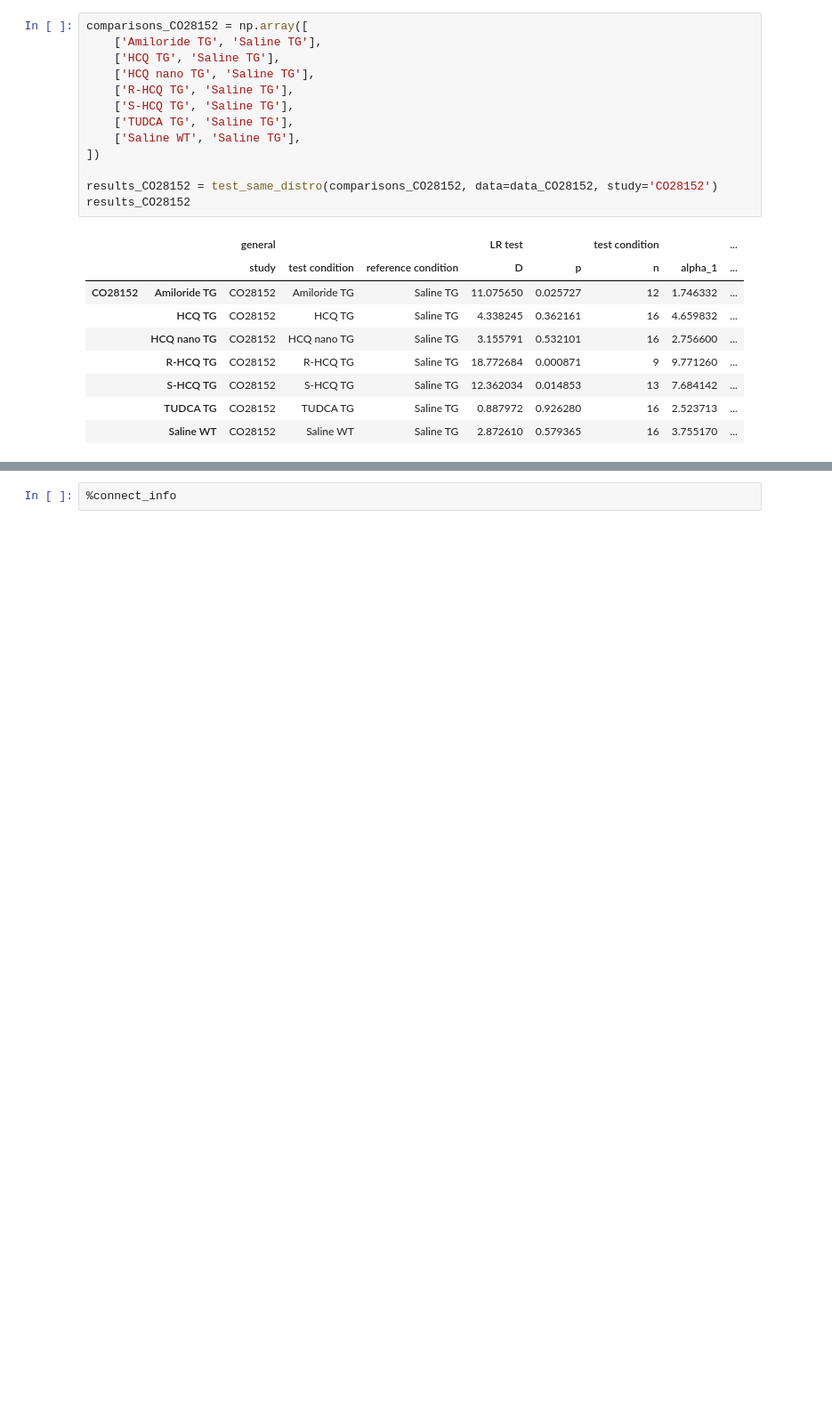
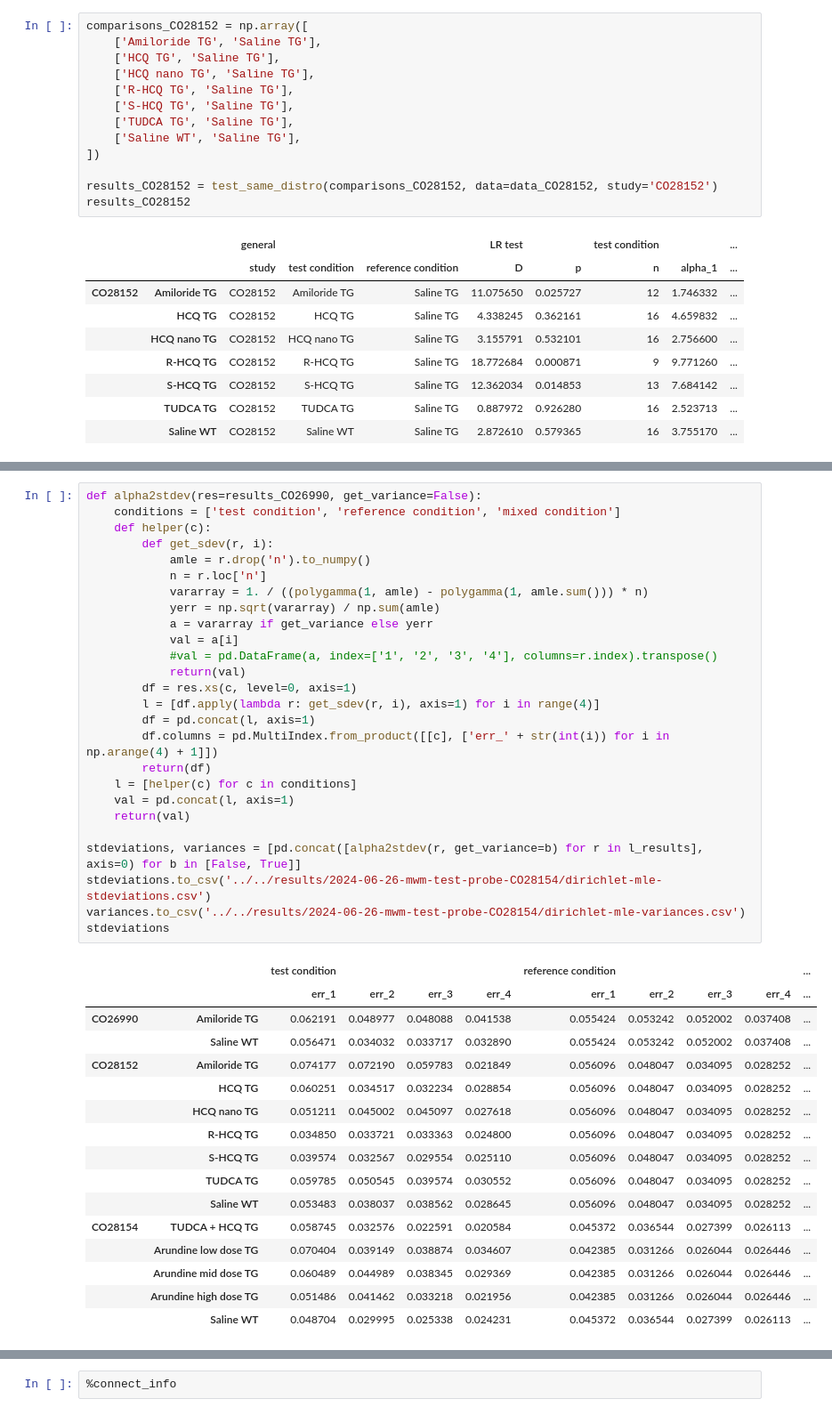
Before and after one commit to attilagk/CTNS-notebook, a Jupyter notebook: 2024-06-26-mwm-test-probe-CO28154/2024-06-26-mwm-test-probe-CO28154.ipynb, the cells around one changed output, grey strips where cells are left out. Shown: that part at 89% size. Cells and saved outputs as stored; diff of their text form; blank space fills up the shorter version.

```diff
--- a/2024-06-26-mwm-test-probe-CO28154/2024-06-26-mwm-test-probe-CO28154.ipynb
+++ b/2024-06-26-mwm-test-probe-CO28154/2024-06-26-mwm-test-probe-CO28154.ipynb
@@ -310,0 +342,43 @@ results.to_csv('../../results/2024-06-26-mwm-test-probe-CO28154/dirichlet-mle-re
+# %%
+def alpha2stdev(res=results_CO26990, get_variance=False):
+    conditions = ['test condition', 'reference condition', 'mixed condition']
+    def helper(c):
+        def get_sdev(r, i):
+            amle = r.drop('n').to_numpy()
+            n = r.loc['n']
+            vararray = 1. / ((polygamma(1, amle) - polygamma(1, amle.sum())) * n)
+            yerr = np.sqrt(vararray) / np.sum(amle)
+            a = vararray if get_variance else yerr
+            val = a[i]
+            #val = pd.DataFrame(a, index=['1', '2', '3', '4'], columns=r.index).transpose()
+            return(val)
+        df = res.xs(c, level=0, axis=1)
+        l = [df.apply(lambda r: get_sdev(r, i), axis=1) for i in range(4)]
+        df = pd.concat(l, axis=1)
+        df.columns = pd.MultiIndex.from_product([[c], ['err_' + str(int(i)) for i in np.arange(4) + 1]])
+        return(df)
+    l = [helper(c) for c in conditions]
+    val = pd.concat(l, axis=1)
+    return(val)
+
+stdeviations, variances = [pd.concat([alpha2stdev(r, get_variance=b) for r in l_results], axis=0) for b in [False, True]]
+stdeviations.to_csv('../../results/2024-06-26-mwm-test-probe-CO28154/dirichlet-mle-stdeviations.csv')
+variances.to_csv('../../results/2024-06-26-mwm-test-probe-CO28154/dirichlet-mle-variances.csv')
+stdeviations
+# %% [output]
+|  |  | test condition |  |  |  | reference condition |  |  |  | ... |
+|  |  | err_1 | err_2 | err_3 | err_4 | err_1 | err_2 | err_3 | err_4 | ... |
+| CO26990 | Amiloride TG | 0.062191 | 0.048977 | 0.048088 | 0.041538 | 0.055424 | 0.053242 | 0.052002 | 0.037408 | ... |
+|  | Saline WT | 0.056471 | 0.034032 | 0.033717 | 0.032890 | 0.055424 | 0.053242 | 0.052002 | 0.037408 | ... |
+| CO28152 | Amiloride TG | 0.074177 | 0.072190 | 0.059783 | 0.021849 | 0.056096 | 0.048047 | 0.034095 | 0.028252 | ... |
+|  | HCQ TG | 0.060251 | 0.034517 | 0.032234 | 0.028854 | 0.056096 | 0.048047 | 0.034095 | 0.028252 | ... |
+|  | HCQ nano TG | 0.051211 | 0.045002 | 0.045097 | 0.027618 | 0.056096 | 0.048047 | 0.034095 | 0.028252 | ... |
+|  | R-HCQ TG | 0.034850 | 0.033721 | 0.033363 | 0.024800 | 0.056096 | 0.048047 | 0.034095 | 0.028252 | ... |
+|  | S-HCQ TG | 0.039574 | 0.032567 | 0.029554 | 0.025110 | 0.056096 | 0.048047 | 0.034095 | 0.028252 | ... |
+|  | TUDCA TG | 0.059785 | 0.050545 | 0.039574 | 0.030552 | 0.056096 | 0.048047 | 0.034095 | 0.028252 | ... |
+|  | Saline WT | 0.053483 | 0.038037 | 0.038562 | 0.028645 | 0.056096 | 0.048047 | 0.034095 | 0.028252 | ... |
+| CO28154 | TUDCA + HCQ TG | 0.058745 | 0.032576 | 0.022591 | 0.020584 | 0.045372 | 0.036544 | 0.027399 | 0.026113 | ... |
+|  | Arundine low dose TG | 0.070404 | 0.039149 | 0.038874 | 0.034607 | 0.042385 | 0.031266 | 0.026044 | 0.026446 | ... |
+|  | Arundine mid dose TG | 0.060489 | 0.044989 | 0.038345 | 0.029369 | 0.042385 | 0.031266 | 0.026044 | 0.026446 | ... |
+|  | Arundine high dose TG | 0.051486 | 0.041462 | 0.033218 | 0.021956 | 0.042385 | 0.031266 | 0.026044 | 0.026446 | ... |
+|  | Saline WT | 0.048704 | 0.029995 | 0.025338 | 0.024231 | 0.045372 | 0.036544 | 0.027399 | 0.026113 | ... |
```
Also changed, not shown: parts of 4 cells of this notebook.
